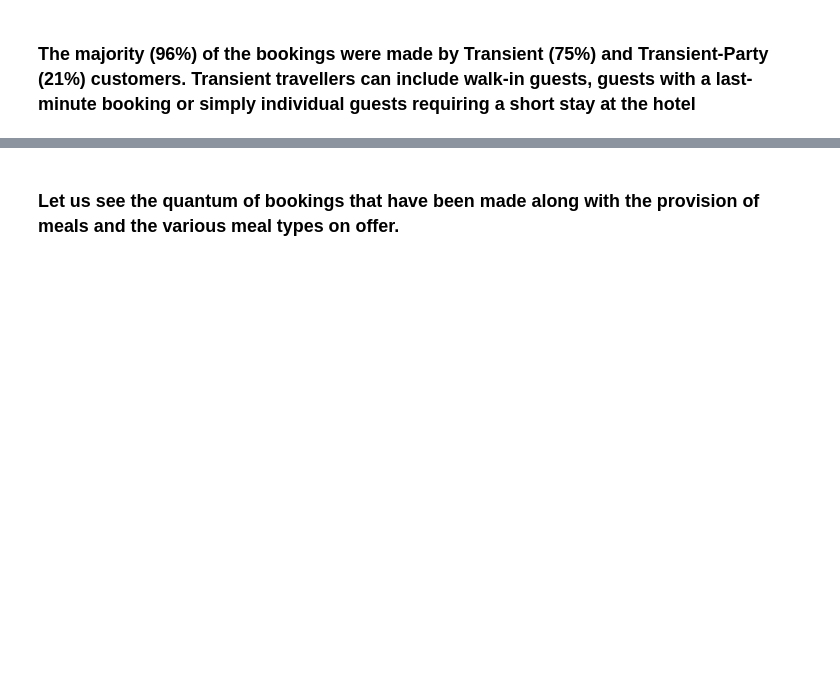
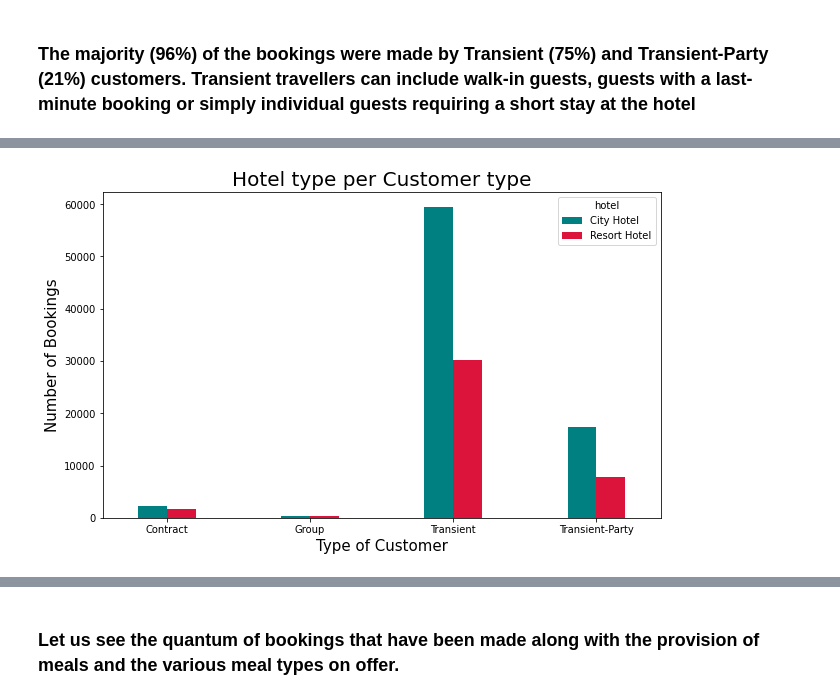
Before and after one commit to priyaregit/EDA_Hotel-Booking, a Jupyter notebook: Hotel_Booking_Analysis_EDA_Capstone_Project.ipynb, the cells around one changed output, grey strips where cells are left out. Saved outputs shown, nothing was run; the diff lists cells and outputs as text; code cells hidden in the pictures; blank space fills up the shorter version.

```diff
--- a/Hotel_Booking_Analysis_EDA_Capstone_Project.ipynb
+++ b/Hotel_Booking_Analysis_EDA_Capstone_Project.ipynb
@@ -929,0 +983,5 @@ plt.rcParams['figure.figsize'] = (10, 6)
+# %%
+# Applying groupby to group the hotels based on type of customers
+
+hotel_type_by_customer = hotel_booking.groupby(['customer_type'])['hotel'].value_counts().unstack()
+hotel_type_by_customer
@@ -929,0 +995,14 @@ plt.rcParams['figure.figsize'] = (10, 6)
+# %%
+# Bar plot to visualize the type of hotel booked by customer type
+hotel_type_by_customer.plot( kind ='bar', width = 0.4, color = ['teal', 'crimson'])
+
+# Giving labels and legend to the plot
+plt.title('Hotel type per Customer type', fontsize = 20)
+plt.ylabel('Number of Bookings', fontsize = 15)
+plt.xlabel('Type of Customer', fontsize = 15)
+plt.xticks(rotation = 'horizontal')
+
+# Setting the display figure size using rcParams method
+plt.rcParams['figure.figsize'] = (10, 6)
+# %% [output]
+[figure, added]
```
Also changed, not shown: parts of 82 cells of this notebook.
